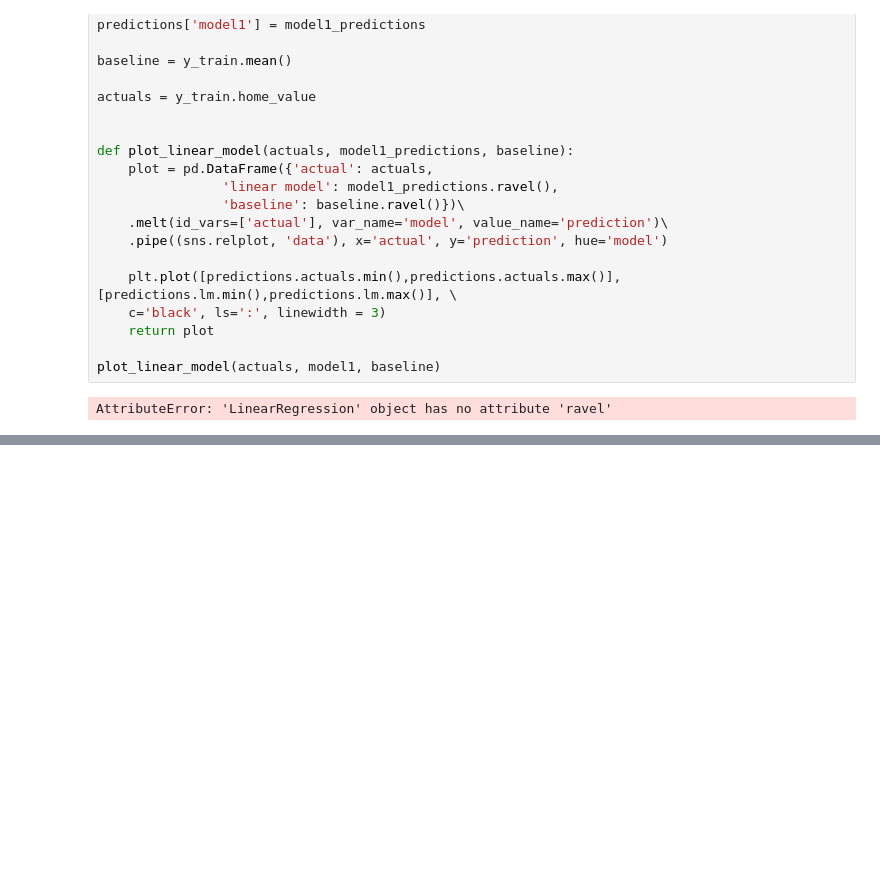
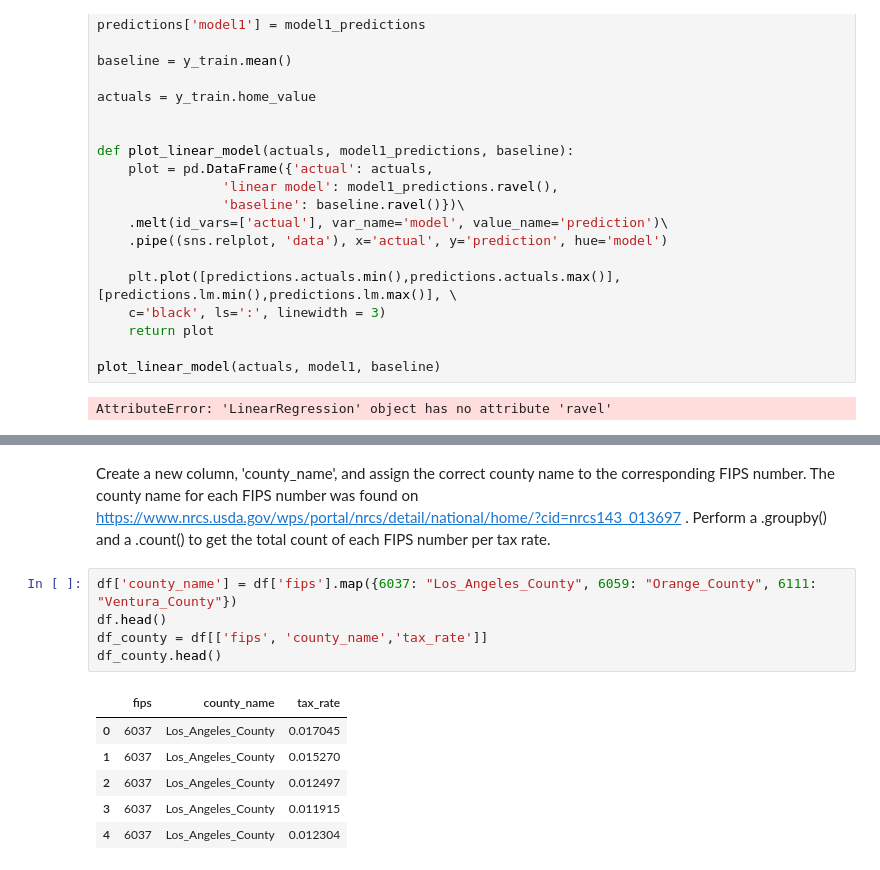
Before and after one commit to cari-holmes/zillow-project, a Jupyter notebook: zillow_mvp.ipynb, the cells around one changed output, grey strips where cells are left out. Cells and saved outputs as stored; diff of their text form; blank space fills up the shorter version.

```diff
--- a/zillow_mvp.ipynb
+++ b/zillow_mvp.ipynb
@@ -261,0 +276,14 @@ AttributeError: 'LinearRegression' object has no attribute 'ravel'
+# %% [markdown]
+Create a new column, 'county_name', and assign the correct county name to the corresponding FIPS number. The county name for each FIPS number was found on https://www.nrcs.usda.gov/wps/portal/nrcs/detail/national/home/?cid=nrcs143_013697 . Perform a .groupby() and a .count() to get the total count of each FIPS number per tax rate.
+# %%
+df['county_name'] = df['fips'].map({6037: "Los_Angeles_County", 6059: "Orange_County", 6111: "Ventura_County"})
+df.head()
+df_county = df[['fips', 'county_name','tax_rate']]
+df_county.head()
+# %% [output]
+|  | fips | county_name | tax_rate |
+| 0 | 6037 | Los_Angeles_County | 0.017045 |
+| 1 | 6037 | Los_Angeles_County | 0.015270 |
+| 2 | 6037 | Los_Angeles_County | 0.012497 |
+| 3 | 6037 | Los_Angeles_County | 0.011915 |
+| 4 | 6037 | Los_Angeles_County | 0.012304 |
```
Also changed, not shown: parts of 6 cells of this notebook.
